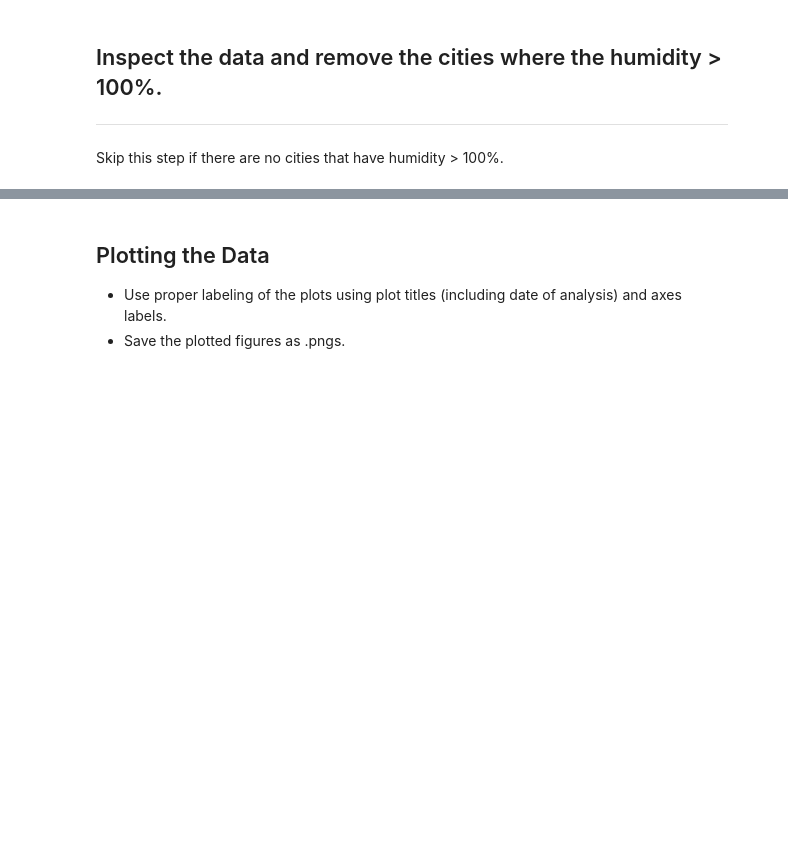
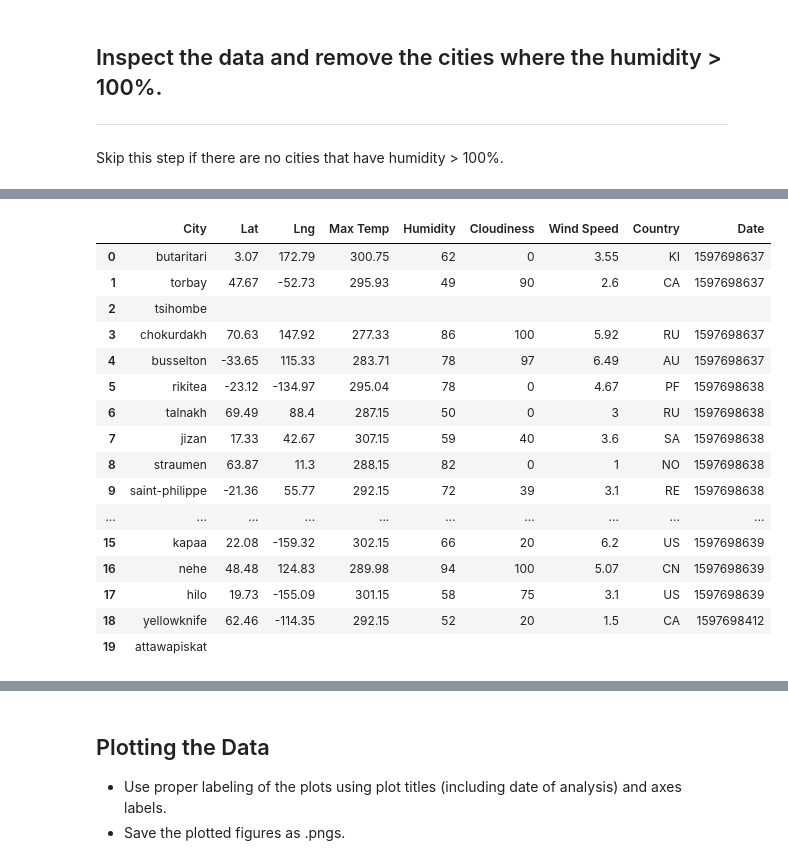
Before and after one commit to KRuhl1662/api_challenge, a Jupyter notebook: starter_code/Weather_Py_KR.ipynb, the cells around one changed output, grey strips where cells are left out. Drawn from its saved outputs; the diff is of its cells as text; code cells hidden in the pictures; blank space fills up the shorter version.

```diff
--- a/starter_code/Weather_Py_KR.ipynb
+++ b/starter_code/Weather_Py_KR.ipynb
@@ -57,19 +54,19 @@ len(cities)
 * Perform a weather check on each city using a series of successive API calls.
 * Include a print log of each city as it'sbeing processed (with the city number and city name).
 # %%
-base_url = "http://api.openweathermap.org/data/2.5/weather?"
+# base_url = "http://api.openweathermap.org/data/2.5/weather?"
 
-query_url = f"{base_url}appid={weather_api_key}&q="
+# query_url = f"{base_url}appid={weather_api_key}&q="
 
-city_weather = []
-count = 0
+# city_weather = []
+# count = 0
 
-for city in cities:
-    count = =+1
-    weather_response = requests.get(query_url + city)
-    weather_json = weather_response.json()
+# for city in cities:
+#     count = =+1
+#     weather_response = requests.get(query_url + city)
+#     weather_json = weather_response.json()
 
-    if
+#     if
 
 
 
@@ -184,3 +185,14 @@ city_weather.head()
+# %%
+# removing blank rows
+
+city_weather['Lat'] = pd.to_numeric(city_weather['Lat'])
+city_weather['Lng'] = pd.to_numeric(city_weather['Lng'])
+city_weather['Max Temp'] = pd.to_numeric(city_weather['Max Temp'])
+city_weather['Max Temp'] = (((city_weather['Max Temp'] - 273.15) * (9/5)) + 32)
+city_weather['Humidity'] = pd.to_numeric(city_weather['Humidity'])
+city_weather['Cloudiness'] = pd.to_numeric(city_weather['Cloudiness'])
+city_weather['Wind Speed'] = pd.to_numeric(city_weather['Wind Speed'])
+city_weather['Date'] = pd.to_datetime(city_weather['Date'], unit = 's')
 # %% [markdown]
 ## Inspect the data and remove the cities where the humidity > 100%.
 ----
@@ -198,0 +200,20 @@ Skip this step if there are no cities that have humidity > 100%.
+# %%
+city_weather.head(20)
+# %% [output]
+|  | City | Lat | Lng | Max Temp | Humidity | Cloudiness | Wind Speed | Country | Date |
+| 0 | butaritari | 3.07 | 172.79 | 300.75 | 62 | 0 | 3.55 | KI | 1597698637 |
+| 1 | torbay | 47.67 | -52.73 | 295.93 | 49 | 90 | 2.6 | CA | 1597698637 |
+| 2 | tsihombe |  |  |  |  |  |  |  |  |
+| 3 | chokurdakh | 70.63 | 147.92 | 277.33 | 86 | 100 | 5.92 | RU | 1597698637 |
+| 4 | busselton | -33.65 | 115.33 | 283.71 | 78 | 97 | 6.49 | AU | 1597698637 |
+| 5 | rikitea | -23.12 | -134.97 | 295.04 | 78 | 0 | 4.67 | PF | 1597698638 |
+| 6 | talnakh | 69.49 | 88.4 | 287.15 | 50 | 0 | 3 | RU | 1597698638 |
+| 7 | jizan | 17.33 | 42.67 | 307.15 | 59 | 40 | 3.6 | SA | 1597698638 |
+| 8 | straumen | 63.87 | 11.3 | 288.15 | 82 | 0 | 1 | NO | 1597698638 |
+| 9 | saint-philippe | -21.36 | 55.77 | 292.15 | 72 | 39 | 3.1 | RE | 1597698638 |
+| ... | ... | ... | ... | ... | ... | ... | ... | ... | ... |
+| 15 | kapaa | 22.08 | -159.32 | 302.15 | 66 | 20 | 6.2 | US | 1597698639 |
+| 16 | nehe | 48.48 | 124.83 | 289.98 | 94 | 100 | 5.07 | CN | 1597698639 |
+| 17 | hilo | 19.73 | -155.09 | 301.15 | 58 | 75 | 3.1 | US | 1597698639 |
+| 18 | yellowknife | 62.46 | -114.35 | 292.15 | 52 | 20 | 1.5 | CA | 1597698412 |
+| 19 | attawapiskat |  |  |  |  |  |  |  |  |
```
Also changed, not shown: parts of 27 cells of this notebook, 1 other file.
